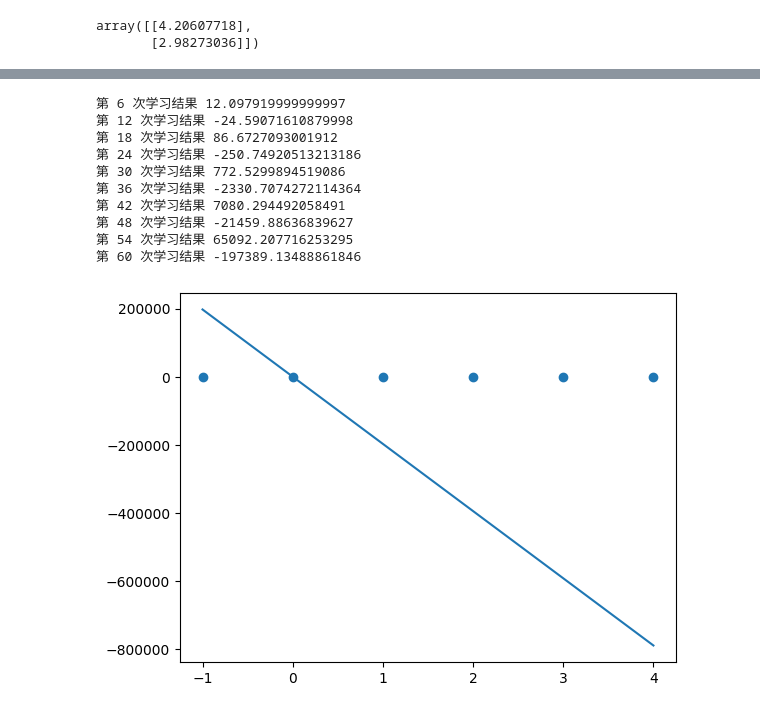
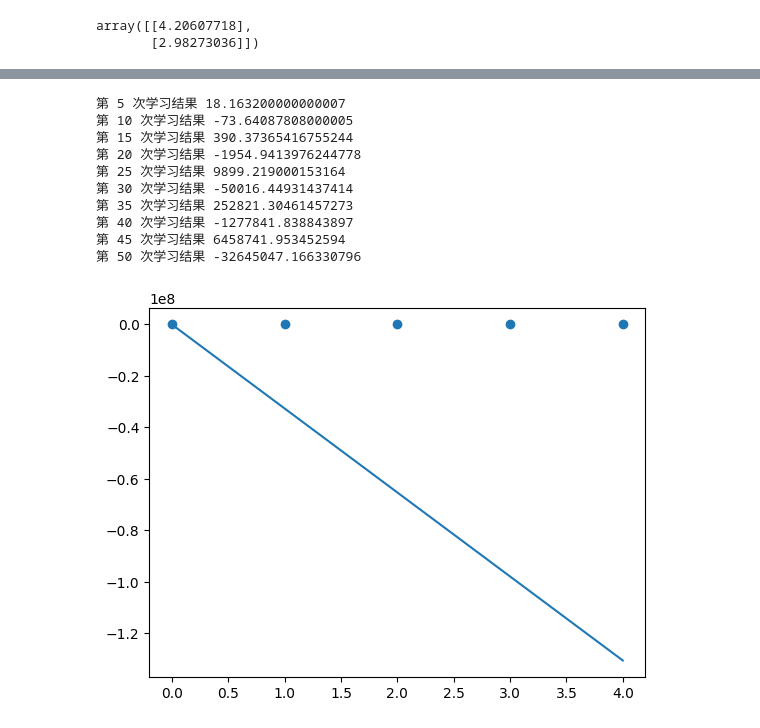
Before and after one commit to oiuv/Machine-Learning-Beginner, a Jupyter notebook: LM01.ipynb, the cells around one changed output, grey strips where cells are left out. Cells and saved outputs as stored; diff of their text form; code cells hidden in the pictures.

```diff
--- a/LM01.ipynb
+++ b/LM01.ipynb
@@ -411,8 +449,8 @@ import numpy as np
 import matplotlib.pyplot as plt
 
 # 给定数据X和Y
-X = np.array([-1, 0, 1, 2, 3, 4])
-Y = np.array([-3, 0, 3, 6, 9, 12])
+X = np.array([0, 1, 2, 3, 4])
+Y = np.array([0, 3, 6, 9, 12])
 
 # 获取X的长度作为样本数n
 n = len(X)
@@ -468,8 +509,8 @@ import numpy as np
 import matplotlib.pyplot as plt
 
 # 给定数据X和Y
-X = np.array([-1, 0, 1, 2, 3, 4])
-Y = np.array([-3, 0, 3, 6, 9, 12])
+X = np.array([0, 1, 2, 3, 4])
+Y = np.array([0, 3, 6, 9, 12])
 
 # 获取X的长度作为样本数n
 n = len(X)
@@ -518,8 +567,8 @@ import numpy as np
 import matplotlib.pyplot as plt
 
 # 给定数据X和Y
-X = np.array([-1, 0, 1, 2, 3, 4])
-Y = np.array([-3, 0, 3, 6, 9, 12])
+X = np.array([0, 1, 2, 3, 4])
+Y = np.array([0, 3, 6, 9, 12])
 
 # 获取X的长度作为样本数n
 n = len(X)
@@ -571,8 +620,8 @@ import numpy as np
 import matplotlib.pyplot as plt
 
 # 给定数据X和Y
-X = np.array([-1, 0, 1, 2, 3, 4])
-Y = np.array([-3, 0, 3, 6, 9, 12])
+X = np.array([0, 1, 2, 3, 4])
+Y = np.array([0, 3, 6, 9, 12])
 
 # 获取X的长度作为样本数n
 n = len(X)
@@ -619,44 +668,44 @@ plt.show()
 # %%
 import numpy as np
 import matplotlib.pyplot as plt
 
 # 给定数据X和Y
-X = np.array([-1, 0, 1, 2, 3, 4])
-Y = np.array([-3, 0, 3, 6, 9, 12])
+X = np.array([0, 1, 2, 3, 4])
+Y = np.array([0, 3, 6, 9, 12])
 
 # 获取X的长度作为样本数n
 n = len(X)
 
 # 设置超参数学习率
 alpha = 0.4
 # 初始化权重w
 w = 0
 # 设置超参数迭代次数
 epochs = 10
 
 for m in range(epochs):
     for i in range(n):
         x = X[i]
         y = Y[i]
         y_pre = w * x
         e = y - y_pre
         w = w + alpha * e * x
     print("第 {} 次学习结果 {}".format((m + 1) * n, w))
 
 y_pre = w * X
 plt.scatter(X, Y)
 plt.plot(X, y_pre)
 plt.show()
 # %% [output]
-第 6 次学习结果 12.097919999999997
-第 12 次学习结果 -24.59071610879998
-第 18 次学习结果 86.6727093001912
-第 24 次学习结果 -250.74920513213186
-第 30 次学习结果 772.5299894519086
-第 36 次学习结果 -2330.7074272114364
-第 42 次学习结果 7080.294492058491
-第 48 次学习结果 -21459.88636839627
-第 54 次学习结果 65092.207716253295
-第 60 次学习结果 -197389.13488861846
+第 5 次学习结果 18.163200000000007
+第 10 次学习结果 -73.64087808000005
+第 15 次学习结果 390.37365416755244
+第 20 次学习结果 -1954.9413976244778
+第 25 次学习结果 9899.219000153164
+第 30 次学习结果 -50016.44931437414
+第 35 次学习结果 252821.30461457273
+第 40 次学习结果 -1277841.838843897
+第 45 次学习结果 6458741.953452594
+第 50 次学习结果 -32645047.166330796
-[figure, old version]
+[figure, new version]
 # %% [markdown]
```
Also changed, not shown: parts of 24 cells of this notebook, 1 other file.
